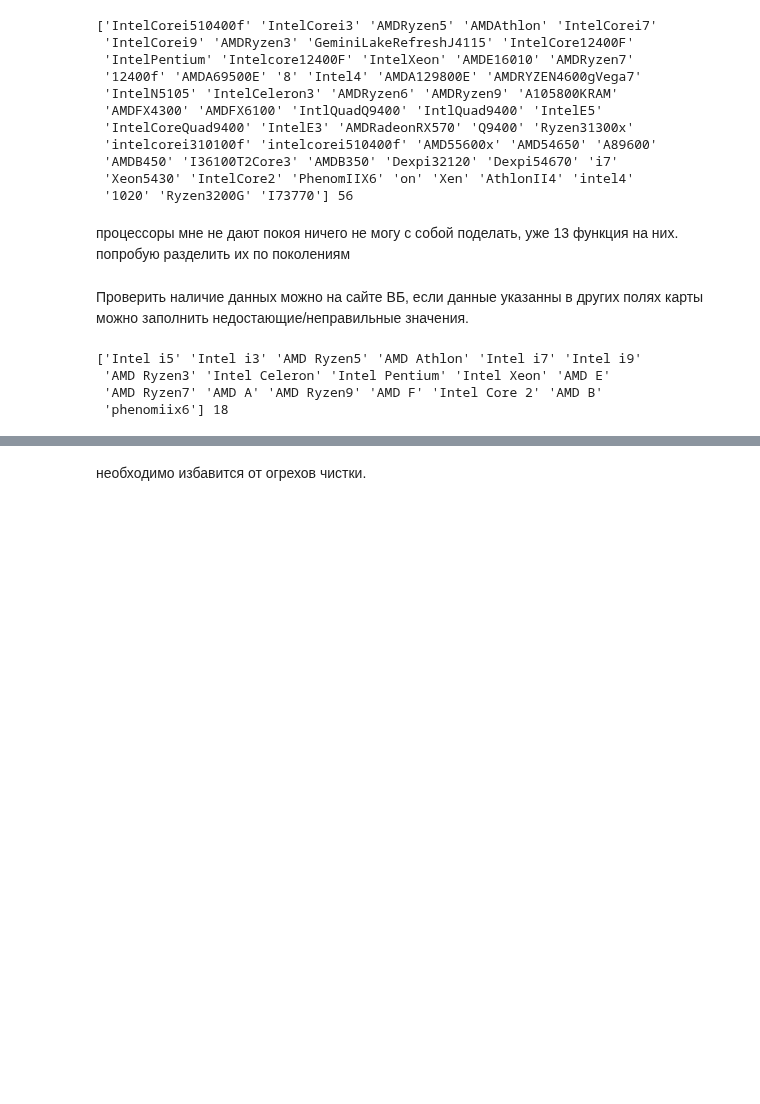
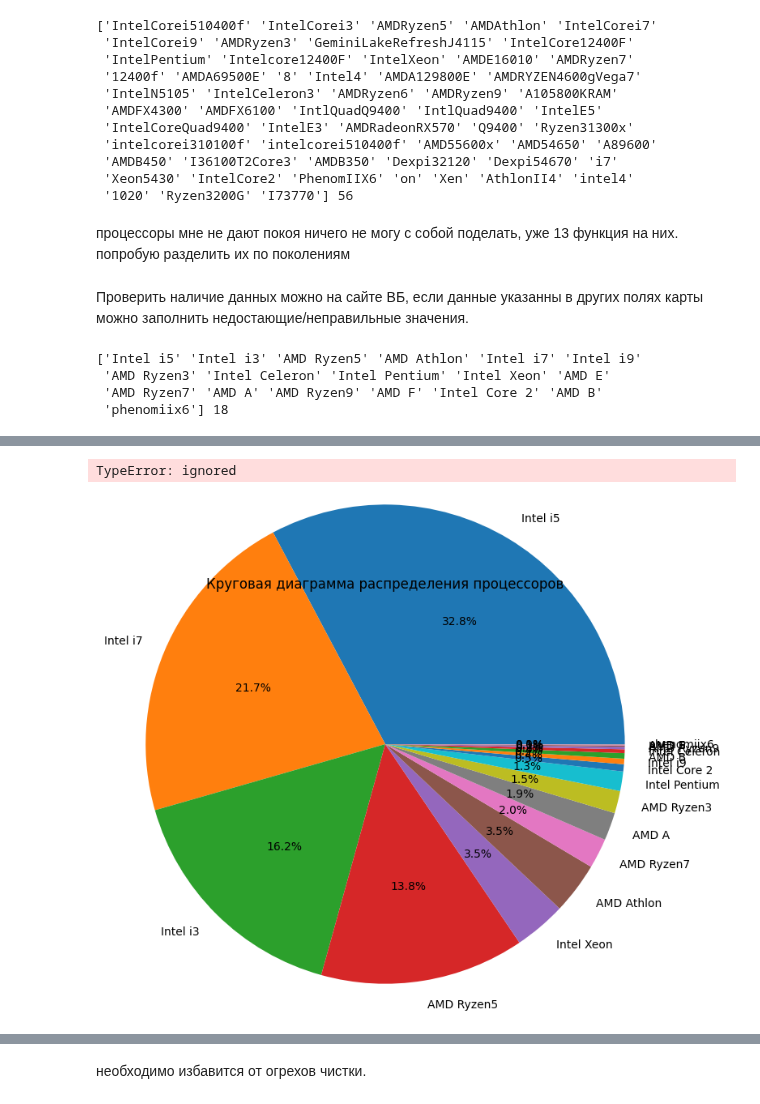
Before and after one commit to EZSib/data_-analytics2023, a Jupyter notebook: practice_eda_Efim.ipynb, the cells around one changed output, grey strips where cells are left out. Cells and saved outputs as stored; diff of their text form; code cells hidden in the pictures; blank space fills up the shorter version.

```diff
--- a/practice_eda_Efim.ipynb
+++ b/practice_eda_Efim.ipynb
@@ -669,0 +714,23 @@ print(ds['Процессор'].unique(), len(ds['Процессор'].unique()))
+# %%
+fig, ax = plt.subplots()
+
+ax.set_aspect('equal')
+
+wedges, texts, percs = ax.pie(ds['Процессор'].value_counts().values, labels = ds['Процессор'].value_counts().index, autopct='%.1f%%',radius=2)
+plt.title('Круговая диаграмма распределения процессоров')
+
+groups = [[i for i in ds['Процессор'].value_counts().index if 'nteil' in i], [j for j in ds['Процессор'].value_counts().index if 'AMD' in j],['low']]
+radfraction = 0.1
+for group in groups:
+
+    for j in group:
+        center = radfraction * wedges[j].r * np.array([np.cos(ang), np.sin(ang)])
+        wedges[j].set_center(center)
+        texts[j].set_position(np.array(texts[j].get_position()) + center)
+        percs[j].set_position(np.array(percs[j].get_position()) + center)
+ax.autoscale(True)
+plt.show()
+plt.show()
+# %% [output]
+TypeError: ignored
+[figure, added]
```
Also changed, not shown: parts of 8 cells of this notebook.
